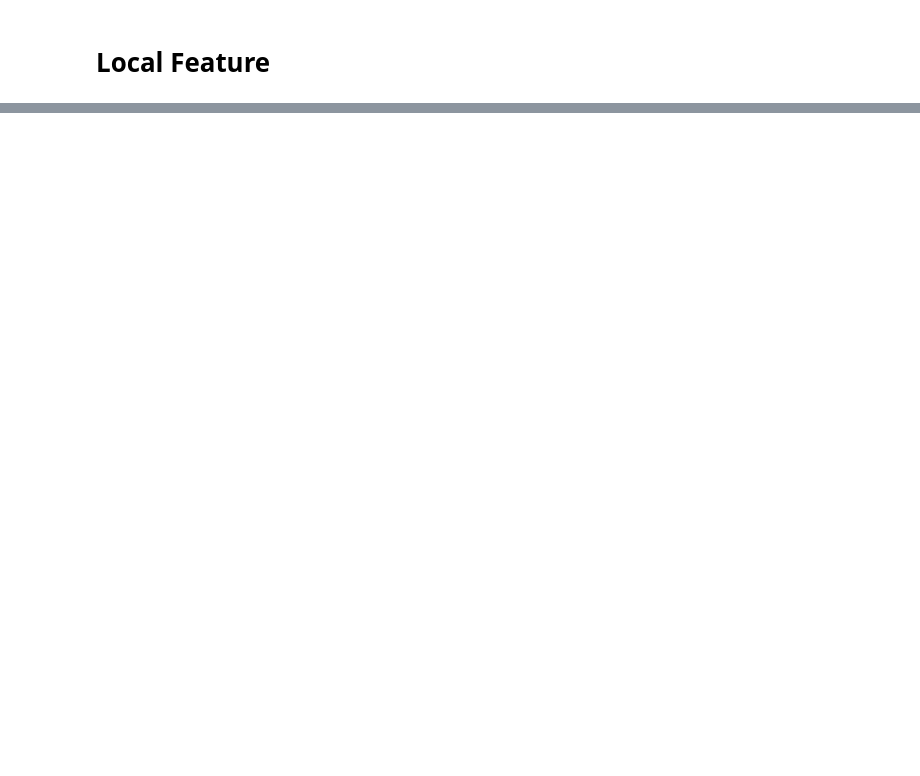
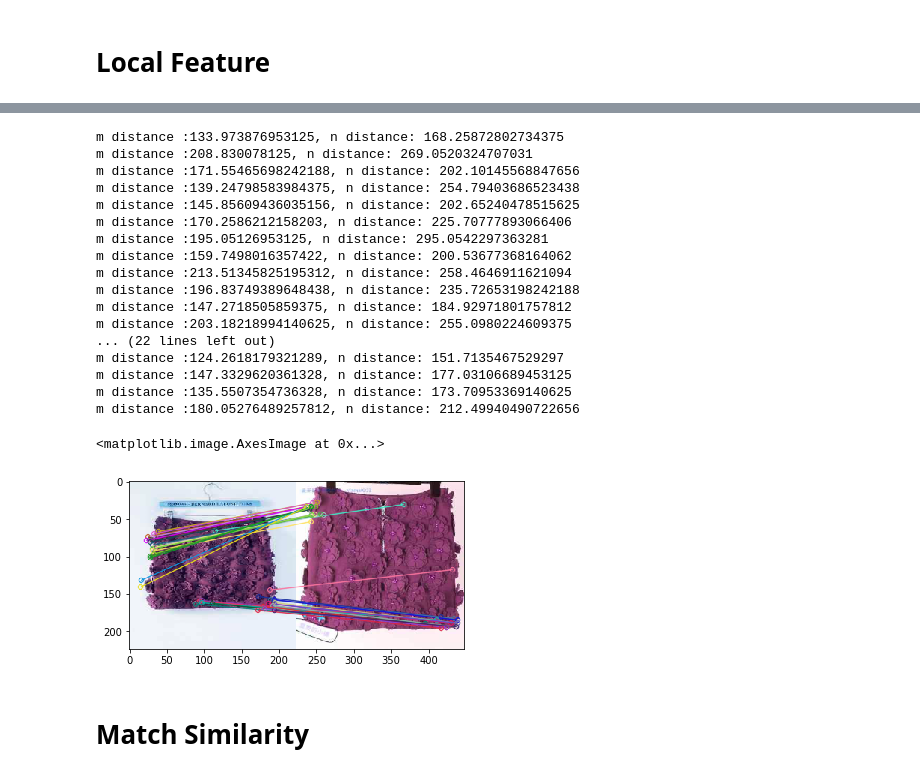
Before and after one commit to r08922130/CognitiveComputingHW2, a Jupyter notebook: HW2.ipynb, the cells around one changed output, grey strips where cells are left out. Drawn from its saved outputs; the diff is of its cells as text; code cells hidden in the pictures; blank space fills up the shorter version.

```diff
--- a/HW2.ipynb
+++ b/HW2.ipynb
@@ -432,0 +529,66 @@ plt.savefig("class0_img{}_EHD_gridsize{}_threshold{}.jpg".format(img_n,grid,thre
+# %%
+all_sift = {}
+for c , class_imgs in enumerate(imgs):
+    for n, img in enumerate(class_imgs):
+
+        #img = cv2.cvtColor(img, cv2.COLOR_BGR2GRAY)
+        sift_hist = []
+        ####get feature####
+        detector = cv2.FastFeatureDetector_create()
+        kps = detector.detect(img)
+
+        #sift = cv2.xfeatures2d.SIFT_create()
+
+        sift = cv2.xfeatures2d.SIFT_create()
+
+
+        #fast = cv2.FastFeatureDetector_create(50)
+        #print(class_imgs[0])
+        #gray = cv2.cvtColor(img, cv2.COLOR_BGR2GRAY)
+
+        ####get descriptor####
+        kp, feature= sift.compute(img,kps)
+        #gray = cv2.drawKeypoints(gray, kp, None, color=(255,0,0))
+        #print(kp)
+        hist_arr = []
+        #print(feature.shape)
+
+        all_sift[dict_class[c],n] = (kp,feature)
+        #all_sift[dict_class[c],n] = feature
+# %%
+# brute force matching
+bf = cv2.BFMatcher()
+matches = bf.knnMatch(all_sift[dict_class[0],0][1],all_sift[dict_class[0],5][1], k=2)
+# Apply ratio
+ratio = 0.85
+good = []
+for m,n in matches:
+
+    #print("m distance :{}, n distance: {}".format(m.distance, n.distance))
+    if m.distance < ratio*n.distance:
+        print("m distance :{}, n distance: {}".format(m.distance, n.distance))
+        good.append([m])
+img3 = cv2.drawMatchesKnn(imgs[0][0],all_sift[dict_class[0],0][0],imgs[0][5],all_sift[dict_class[0],5][0],good,None,flags=2)
+plt.imshow(img3)
+# %% [output]
+m distance :133.973876953125, n distance: 168.25872802734375
+m distance :208.830078125, n distance: 269.0520324707031
+m distance :171.55465698242188, n distance: 202.10145568847656
+m distance :139.24798583984375, n distance: 254.79403686523438
+m distance :145.85609436035156, n distance: 202.65240478515625
+m distance :170.2586212158203, n distance: 225.70777893066406
+m distance :195.05126953125, n distance: 295.0542297363281
+m distance :159.7498016357422, n distance: 200.53677368164062
+m distance :213.51345825195312, n distance: 258.4646911621094
+m distance :196.83749389648438, n distance: 235.72653198242188
+m distance :147.2718505859375, n distance: 184.92971801757812
+m distance :203.18218994140625, n distance: 255.0980224609375
+... (22 lines left out)
+m distance :124.2618179321289, n distance: 151.7135467529297
+m distance :147.3329620361328, n distance: 177.03106689453125
+m distance :135.5507354736328, n distance: 173.70953369140625
+m distance :180.05276489257812, n distance: 212.49940490722656
+<matplotlib.image.AxesImage at 0x...>
+[figure, added]
+# %% [markdown]
+# Match Similarity
```
Also changed, not shown: parts of 35 cells of this notebook, 26 other files.
